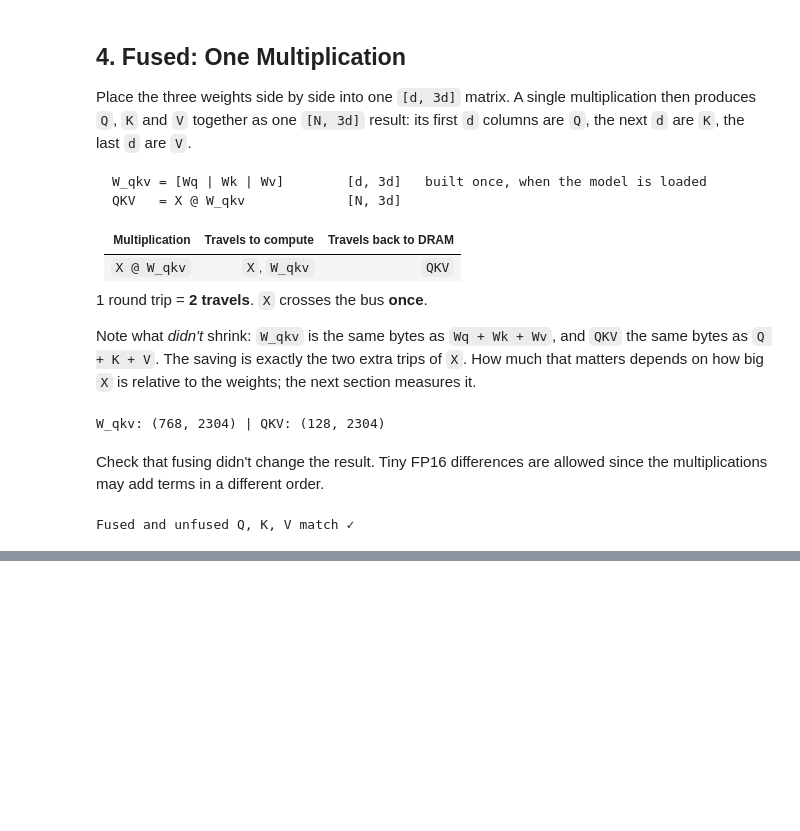
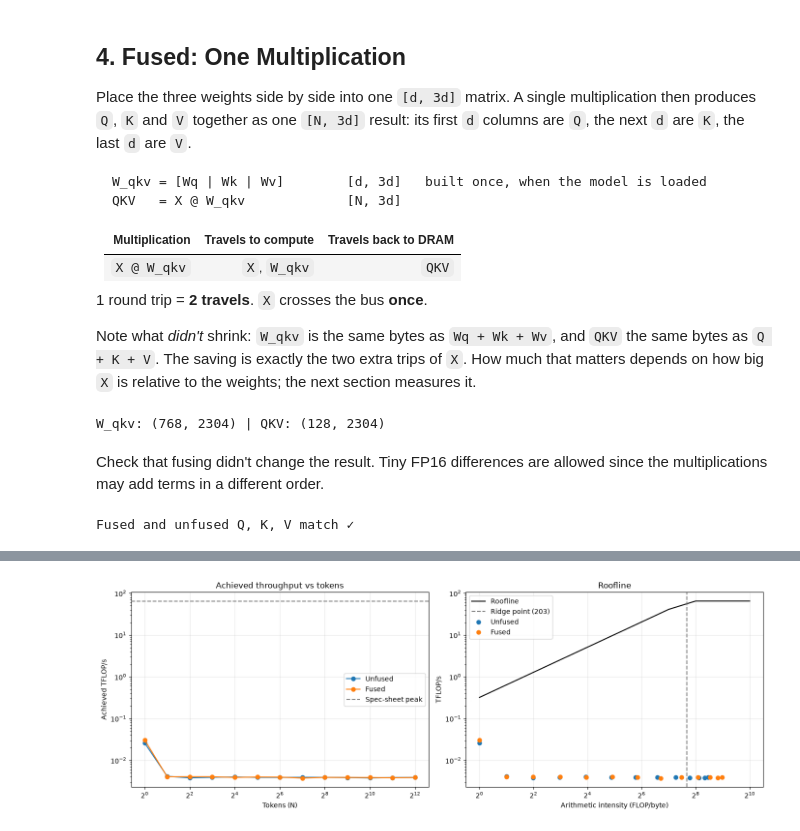
Before and after one commit to sambhavk/inference-engineering, a Jupyter notebook: notebooks/01_op_fusion_arithmetic_intensity.ipynb, the cells around one changed output, grey strips where cells are left out. Cells and saved outputs as stored; diff of their text form; code cells hidden in the pictures; blank space fills up the shorter version.

```diff
--- a/notebooks/01_op_fusion_arithmetic_intensity.ipynb
+++ b/notebooks/01_op_fusion_arithmetic_intensity.ipynb
@@ -140,0 +368,34 @@ Fused and unfused Q, K, V match ✓
+# %%
+roofline_intensities = [2 ** exponent for exponent in range(0, 11)]
+roofline_ceiling = [min(PEAK_TENSOR_CORE_FLOPS_PER_SECOND, intensity * PEAK_MEMORY_BANDWIDTH_BYTES_PER_SECOND) / TERA
+                    for intensity in roofline_intensities]
+
+figure, (throughput_axis, roofline_axis) = plt.subplots(1, 2, figsize=(14, 5))
+
+for name in PROJECTIONS:
+    throughput_axis.plot(TOKEN_COUNT_SWEEP, [flops / TERA for flops in achieved_flops_per_second[name]], "o-", label=name)
+throughput_axis.axhline(PEAK_TENSOR_CORE_FLOPS_PER_SECOND / TERA, color="gray", linestyle="--", label="Spec-sheet peak")
+throughput_axis.set_xscale("log", base=2)
+throughput_axis.set_yscale("log")
+throughput_axis.set_xlabel("Tokens (N)")
+throughput_axis.set_ylabel("Achieved TFLOP/s")
+throughput_axis.set_title("Achieved throughput vs tokens")
+throughput_axis.legend()
+throughput_axis.grid(True, alpha=0.3)
+
+roofline_axis.plot(roofline_intensities, roofline_ceiling, "k-", label="Roofline")
+roofline_axis.axvline(RIDGE_POINT, color="gray", linestyle="--", label=f"Ridge point ({RIDGE_POINT:.0f})")
+for name in PROJECTIONS:
+    roofline_axis.plot(intensity_sweep[name], [flops / TERA for flops in achieved_flops_per_second[name]], "o", label=name)
+roofline_axis.set_xscale("log", base=2)
+roofline_axis.set_yscale("log")
+roofline_axis.set_xlabel("Arithmetic intensity (FLOP/byte)")
+roofline_axis.set_ylabel("TFLOP/s")
+roofline_axis.set_title("Roofline")
+roofline_axis.legend()
+roofline_axis.grid(True, alpha=0.3)
+
+plt.tight_layout()
+plt.show()
+# %% [output]
+[figure, added]
```
Also changed, not shown: parts of 12 cells of this notebook.
